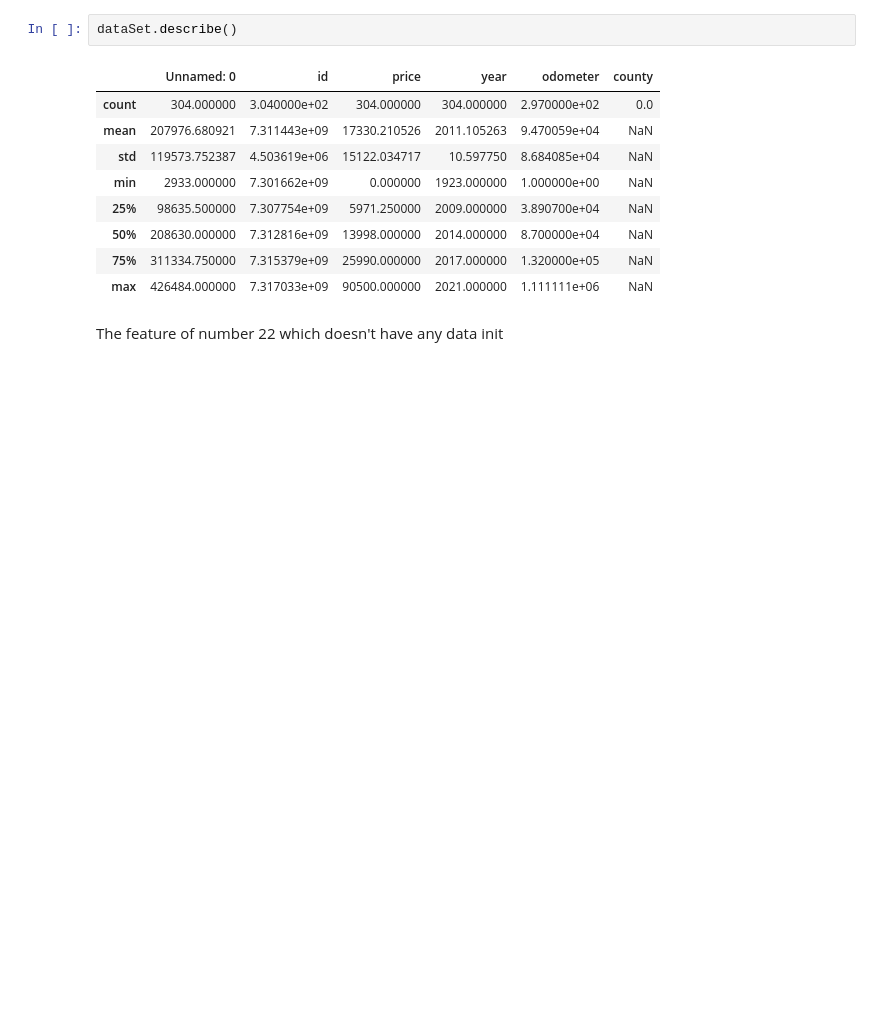
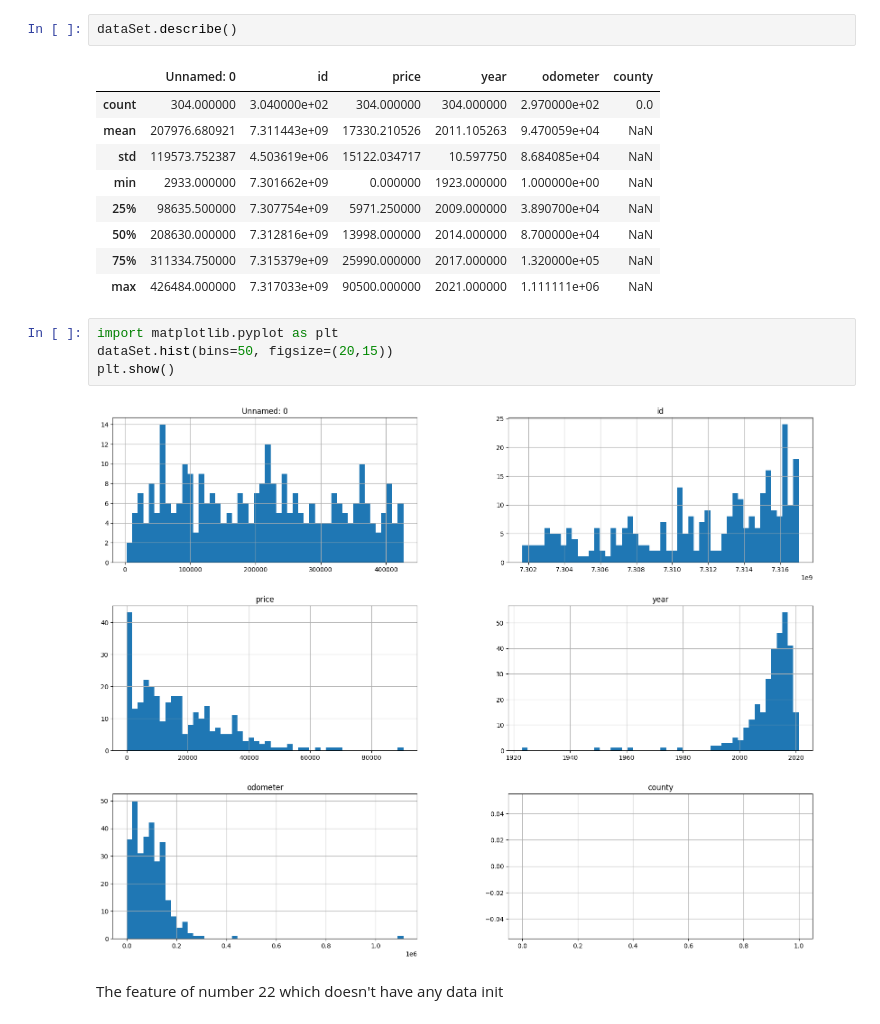
Before and after one commit to BurgaoTheChamp/vehicleML, a Jupyter notebook: VehiclesMachineLearning.ipynb, the cells around one changed output. Saved outputs shown, nothing was run; the diff lists cells and outputs as text; blank space fills up the shorter version.

Commit message:
Added histogram

```diff
--- a/VehiclesMachineLearning.ipynb
+++ b/VehiclesMachineLearning.ipynb
@@ -59,6 +59,12 @@ dataSet.describe()
 | 50% | 208630.000000 | 7.312816e+09 | 13998.000000 | 2014.000000 | 8.700000e+04 | NaN |
 | 75% | 311334.750000 | 7.315379e+09 | 25990.000000 | 2017.000000 | 1.320000e+05 | NaN |
 | max | 426484.000000 | 7.317033e+09 | 90500.000000 | 2021.000000 | 1.111111e+06 | NaN |
+# %%
+import matplotlib.pyplot as plt
+dataSet.hist(bins=50, figsize=(20,15))
+plt.show()
+# %% [output]
+[figure, added]
 # %% [markdown]
 The feature of number 22 which doesn't have any data init
 # %%
```
Also changed, not shown: parts of 5 cells of this notebook.
